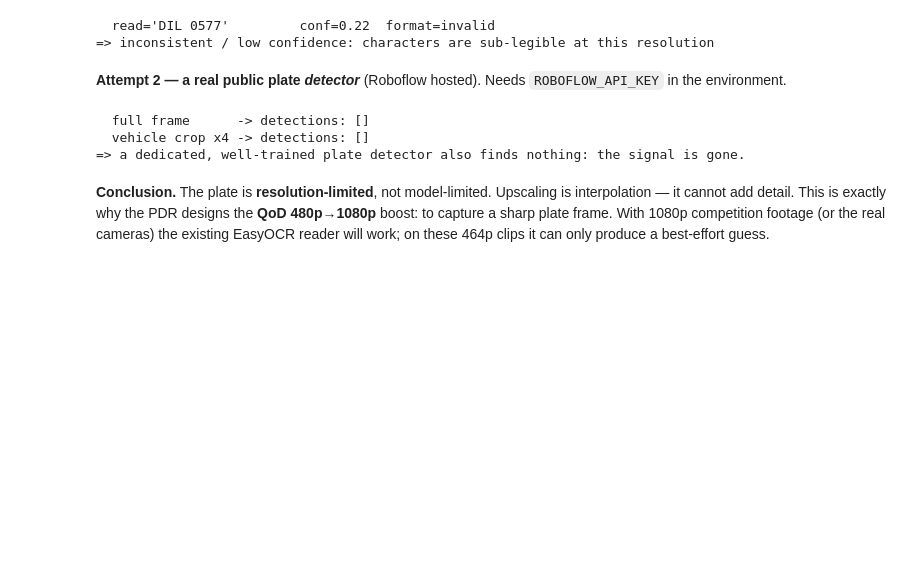
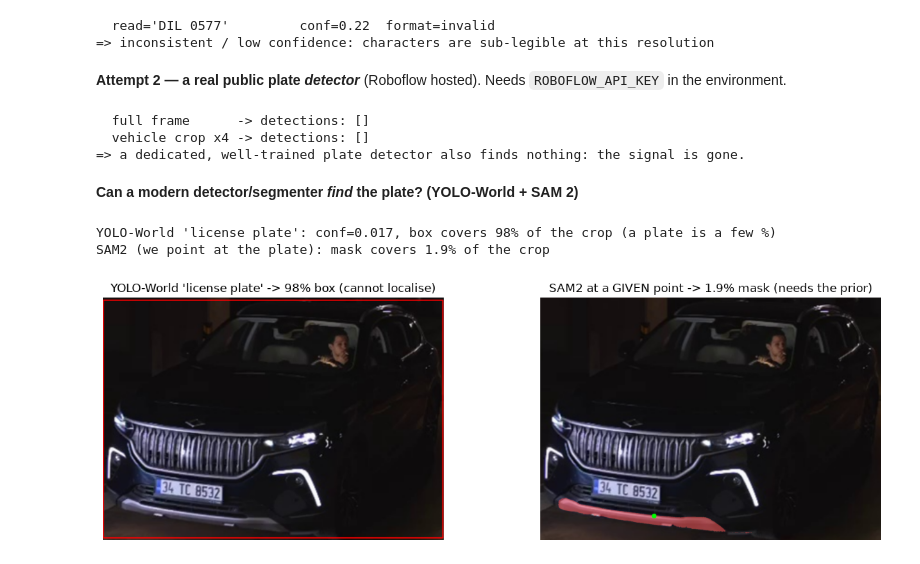
Before and after one commit to Manceb0/TeknoFest, a Jupyter notebook: notebooks/02_license_plate_resolution_limit.ipynb, the cells around one changed output. Saved outputs shown, nothing was run; the diff lists cells and outputs as text; code cells hidden in the pictures; blank space fills up the shorter version.

```diff
--- a/notebooks/02_license_plate_resolution_limit.ipynb
+++ b/notebooks/02_license_plate_resolution_limit.ipynb
@@ -69,9 +69,39 @@ else:
   full frame      -> detections: []
   vehicle crop x4 -> detections: []
 => a dedicated, well-trained plate detector also finds nothing: the signal is gone.
-# %% [markdown]
-**Conclusion.** The plate is **resolution-limited**, not model-limited. Upscaling
-is interpolation — it cannot add detail. This is exactly why the PDR designs the
-**QoD 480p→1080p** boost: to capture a sharp plate frame. With 1080p competition
-footage (or the real cameras) the existing EasyOCR reader will work; on these
-464p clips it can only produce a best-effort guess.
+# %% [markdown]
+**Can a modern detector/segmenter *find* the plate? (YOLO-World + SAM 2)**
+# %%
+from ultralytics import YOLOWorld, SAM
+world = YOLOWorld("../backend/yolov8x-worldv2.pt"); world.set_classes(["license plate"])
+sam = SAM("../backend/sam2_b.pt")
+img2 = cv2.imread("../tmp/dataset_frames/tekno-01_0150.jpg")
+rv = model.predict(img2, imgsz=512, conf=0.25, classes=[2,3,5,7], device=DEV, verbose=False)[0]
+bb = max(rv.boxes, key=lambda b:(b.xyxy[0][2]-b.xyxy[0][0])*(b.xyxy[0][3]-b.xyxy[0][1]))
+vx1,vy1,vx2,vy2 = [int(v) for v in bb.xyxy[0].tolist()]
+crop = cv2.resize(img2[vy1:vy2, vx1:vx2], None, fx=4, fy=4); ch,cw = crop.shape[:2]
+rgb = cv2.cvtColor(crop, cv2.COLOR_BGR2RGB)
+# (a) YOLO-World open-vocabulary detection of "license plate"
+w = world.predict(crop, imgsz=640, conf=0.01, device=DEV, verbose=False)[0]
+yw = rgb.copy(); cover=0
+if len(w.boxes):
+    d = max(w.boxes, key=lambda b:float(b.conf)); bx=[int(v) for v in d.xyxy[0].tolist()]
+    cover=(bx[2]-bx[0])*(bx[3]-bx[1])/(cw*ch)
+    cv2.rectangle(yw,(bx[0],bx[1]),(bx[2],bx[3]),(255,0,0),4)
+    print(f"YOLO-World 'license plate': conf={float(d.conf):.3f}, box covers {cover:.0%} of the crop (a plate is a few %)")
+# (b) SAM 2 only segments where WE point it (a geometric prior, not detection)
+px,py = cw//3, int(ch*0.9)
+sp = sam(crop, points=[[px,py]], labels=[1], device=DEV, verbose=False)[0]
+sm = rgb.copy(); mcov=0
+if getattr(sp,'masks',None) is not None:
+    mk=sp.masks.data.cpu().numpy()[0].astype(bool); mcov=mk.mean()
+    sm[mk]=(0.5*sm[mk]+0.5*np.array([255,80,80])).astype(np.uint8); cv2.circle(sm,(px,py),10,(0,255,0),-1)
+    print(f"SAM2 (we point at the plate): mask covers {mcov:.1%} of the crop")
+fig,ax=plt.subplots(1,2,figsize=(13,4))
+ax[0].imshow(yw); ax[0].set_title(f"YOLO-World 'license plate' -> {cover:.0%} box (cannot localise)"); ax[0].axis("off")
+ax[1].imshow(sm); ax[1].set_title(f"SAM2 at a GIVEN point -> {mcov:.1%} mask (needs the prior)"); ax[1].axis("off")
+plt.tight_layout(); plt.show()
+# %% [output]
+YOLO-World 'license plate': conf=0.017, box covers 98% of the crop (a plate is a few %)
+SAM2 (we point at the plate): mask covers 1.9% of the crop
+[figure, added]
```
Also changed, not shown: parts of 1 cell of this notebook, 23 other files.
